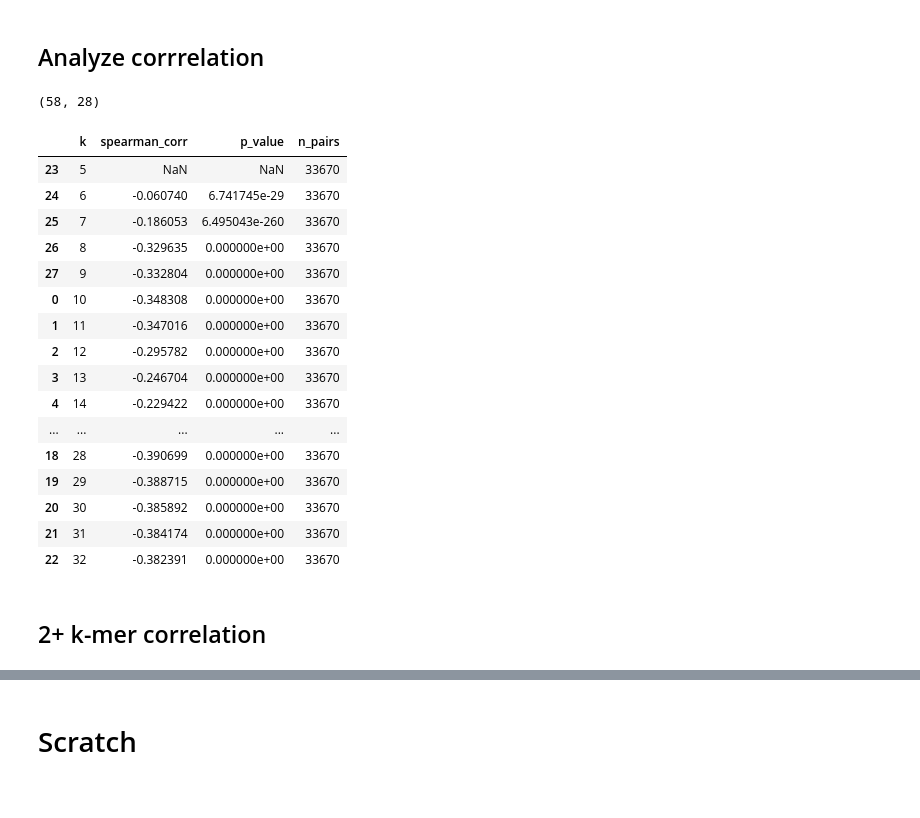
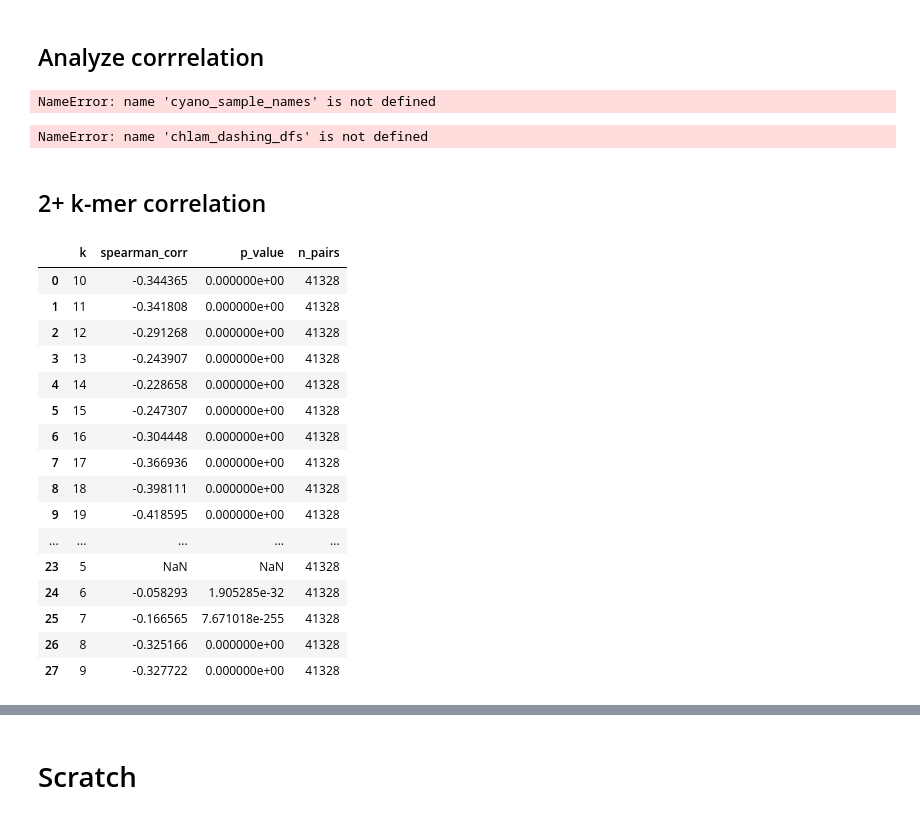
Before and after one commit to StephenHwang/Ok-k-mer, a Jupyter notebook: src/tree_mask.ipynb, the cells around one changed output, grey strips where cells are left out. Drawn from its saved outputs; the diff is of its cells as text; code cells hidden in the pictures.

Commit message:
Update tree mask.

```diff
--- a/src/tree_mask.ipynb
+++ b/src/tree_mask.ipynb
@@ -337,37 +335,21 @@ def spearman_corr_against_tree(dfs_dict, tree_dict, sample_mask=[]):
 
     return pd.DataFrame(rows)
 # %%
-cyano_mask_samples = get_random_samples(cyano_sample_names, sample_fraction=0.1, seed=42)
-chlam_mask_samples = get_random_samples(chlam_sample_names, sample_fraction=0.1, seed=42)
-len(cyano_mask_samples), len(chlam_mask_samples)
+# cyano_mask_samples = get_random_samples(cyano_sample_names, sample_fraction=0.1, seed=42)
+# chlam_mask_samples = get_random_samples(chlam_sample_names, sample_fraction=0.1, seed=42)
+# len(cyano_mask_samples), len(chlam_mask_samples)
 # %% [output]
-(58, 28)
+NameError: name 'cyano_sample_names' is not defined
 # %%
-chlam_corr_df_mask = spearman_corr_against_tree(chlam_dashing_dfs, chlam_nwk_dict, chlam_mask_samples)
+# chlam_corr_df_mask = spearman_corr_against_tree(chlam_dashing_dfs, chlam_nwk_dict, chlam_mask_samples)
 
 # Sort by numeric k when possible
-if 'k' in chlam_corr_df_mask.columns:
-    chlam_corr_df_mask = chlam_corr_df_mask.sort_values('k')
+# if 'k' in chlam_corr_df_mask.columns:
+    # chlam_corr_df_mask = chlam_corr_df_mask.sort_values('k')
 
-chlam_corr_df_mask
+# chlam_corr_df_mask
 # %% [output]
-|  | k | spearman_corr | p_value | n_pairs |
-| 23 | 5 | NaN | NaN | 33670 |
-| 24 | 6 | -0.060740 | 6.741745e-29 | 33670 |
-| 25 | 7 | -0.186053 | 6.495043e-260 | 33670 |
-| 26 | 8 | -0.329635 | 0.000000e+00 | 33670 |
-| 27 | 9 | -0.332804 | 0.000000e+00 | 33670 |
-| 0 | 10 | -0.348308 | 0.000000e+00 | 33670 |
-| 1 | 11 | -0.347016 | 0.000000e+00 | 33670 |
-| 2 | 12 | -0.295782 | 0.000000e+00 | 33670 |
-| 3 | 13 | -0.246704 | 0.000000e+00 | 33670 |
-| 4 | 14 | -0.229422 | 0.000000e+00 | 33670 |
-| ... | ... | ... | ... | ... |
-| 18 | 28 | -0.390699 | 0.000000e+00 | 33670 |
-| 19 | 29 | -0.388715 | 0.000000e+00 | 33670 |
-| 20 | 30 | -0.385892 | 0.000000e+00 | 33670 |
-| 21 | 31 | -0.384174 | 0.000000e+00 | 33670 |
-| 22 | 32 | -0.382391 | 0.000000e+00 | 33670 |
+NameError: name 'chlam_dashing_dfs' is not defined
 # %% [markdown]
 ## 2+ k-mer correlation
 # %%
@@ -450,4 +432,30 @@ def plot_kmer_avg_rank_corr(k_values, combined_corrs, single_k_corrs, k_ref=20):
                           breaks=[single_label, combined_label])
     )
     return plot
+# %%
+
+# tree_dict =
+# tree_dict =
+# spearman_corr_against_tree(dfs_dict, tree_dict)
+
+# chlamydia_tree_dict, chlamydia_dashing_dfs, chlamydia_merged_df = process_data(chlamydia_tree_path, chlamydia_dir_path)
+spearman_corr_against_tree(chlamydia_dashing_dfs, chlamydia_tree_dict)
+# %% [output]
+|  | k | spearman_corr | p_value | n_pairs |
+| 0 | 10 | -0.344365 | 0.000000e+00 | 41328 |
+| 1 | 11 | -0.341808 | 0.000000e+00 | 41328 |
+| 2 | 12 | -0.291268 | 0.000000e+00 | 41328 |
+| 3 | 13 | -0.243907 | 0.000000e+00 | 41328 |
+| 4 | 14 | -0.228658 | 0.000000e+00 | 41328 |
+| 5 | 15 | -0.247307 | 0.000000e+00 | 41328 |
+| 6 | 16 | -0.304448 | 0.000000e+00 | 41328 |
+| 7 | 17 | -0.366936 | 0.000000e+00 | 41328 |
+| 8 | 18 | -0.398111 | 0.000000e+00 | 41328 |
+| 9 | 19 | -0.418595 | 0.000000e+00 | 41328 |
+| ... | ... | ... | ... | ... |
+| 23 | 5 | NaN | NaN | 41328 |
+| 24 | 6 | -0.058293 | 1.905285e-32 | 41328 |
+| 25 | 7 | -0.166565 | 7.671018e-255 | 41328 |
+| 26 | 8 | -0.325166 | 0.000000e+00 | 41328 |
+| 27 | 9 | -0.327722 | 0.000000e+00 | 41328 |
 # %%
```
Also changed, not shown: parts of 4 cells of this notebook.
